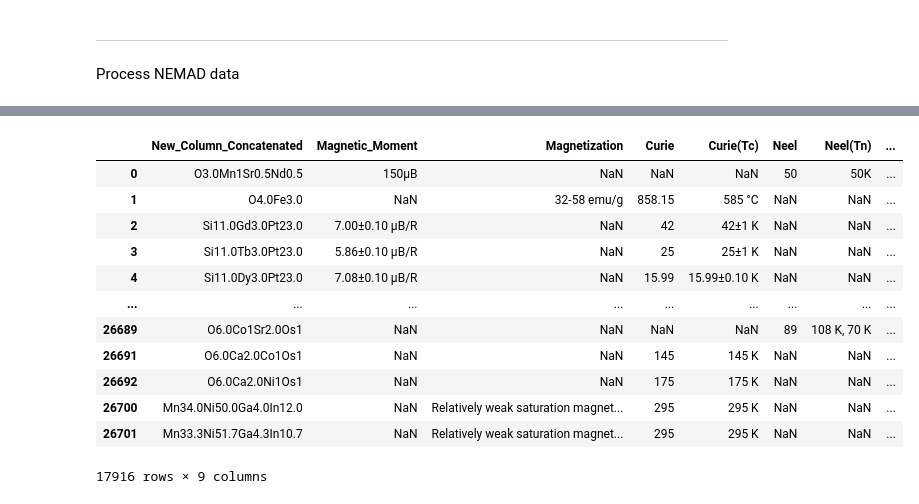
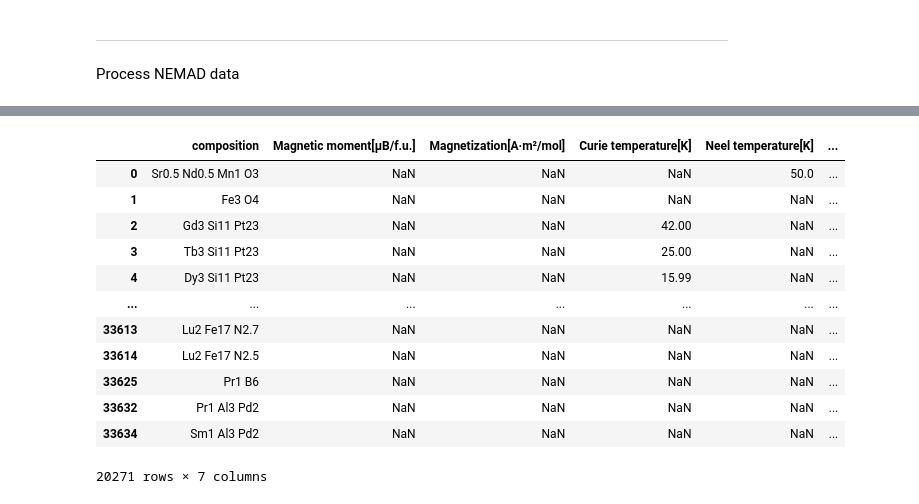
Before and after one commit to TsumiNa/foundation_model, a Jupyter notebook: data/scripts/phonix-db.ipynb, the cells around one changed output, grey strips where cells are left out. Saved outputs shown, nothing was run; the diff lists cells and outputs as text; code cells hidden in the pictures.

Commit message:
feat(data): normalize NEMAD composition exports

```diff
--- a/data/scripts/phonix-db.ipynb
+++ b/data/scripts/phonix-db.ipynb
@@ -94,20 +232,52 @@ superconductor
 # %%
+%run nemad_magnetic.py
+import pandas as pd
+
+
 magnetic = pd.read_csv("../NEMAD/magnetic_materials.csv")
-magnetic = magnetic[['New_Column_Concatenated', 'Magnetic_Moment', 'Magnetization', 'Curie', 'Curie(Tc)', 'Neel', 'Neel(Tn)','Space_Group', 'Experimental']]
-magnetic = magnetic.dropna(subset=['New_Column_Concatenated']).drop_duplicates(subset=['New_Column_Concatenated'])
+magnetic = magnetic[
+    [
+        "Material_Name",
+        "Magnetic_Moment",
+        "Magnetization",
+        "Curie",
+        "Curie(Tc)",
+        "Neel",
+        "Neel(Tn)",
+        "Space_Group",
+        "Experimental",
+    ]
+]
+magnetic["Material_Name"] = magnetic["Material_Name"].map(convert_composition)
+magnetic = magnetic.dropna(subset=["Material_Name"]).drop_duplicates(
+    subset=["Material_Name"]
+)
+magnetic = clean_magnetic_dataframe(magnetic)[['Material_Name', 'Magnetic_Moment', 'Magnetization', 'Curie', 'Neel', 'Space_Group', 'Experimental']]
+magnetic = magnetic.rename(columns={
+    "Material_Name": "composition",
+    "Magnetic_Moment": "Magnetic moment[μB/f.u.]",
+    "Magnetization": "Magnetization[A·m²/mol]",
+    "Curie": "Curie temperature[K]",
+    "Neel": "Neel temperature[K]",
+    "Space_Group": "Space group",
+    "Experimental": "Experimental"
+
+})
+
+magnetic.to_parquet("../NEMAD_magnetic_20260419.parquet", index=False)
 
 magnetic
 # %% [output]
-|  | New_Column_Concatenated | Magnetic_Moment | Magnetization | Curie | Curie(Tc) | Neel | Neel(Tn) | ... |
-| 0 | O3.0Mn1Sr0.5Nd0.5 | 150μB | NaN | NaN | NaN | 50 | 50K | ... |
-| 1 | O4.0Fe3.0 | NaN | 32-58 emu/g | 858.15 | 585 °C | NaN | NaN | ... |
-| 2 | Si11.0Gd3.0Pt23.0 | 7.00±0.10 μB/R | NaN | 42 | 42±1 K | NaN | NaN | ... |
-| 3 | Si11.0Tb3.0Pt23.0 | 5.86±0.10 μB/R | NaN | 25 | 25±1 K | NaN | NaN | ... |
-| 4 | Si11.0Dy3.0Pt23.0 | 7.08±0.10 μB/R | NaN | 15.99 | 15.99±0.10 K | NaN | NaN | ... |
-| ... | ... | ... | ... | ... | ... | ... | ... | ... |
-| 26689 | O6.0Co1Sr2.0Os1 | NaN | NaN | NaN | NaN | 89 | 108 K, 70 K | ... |
-| 26691 | O6.0Ca2.0Co1Os1 | NaN | NaN | 145 | 145 K | NaN | NaN | ... |
-| 26692 | O6.0Ca2.0Ni1Os1 | NaN | NaN | 175 | 175 K | NaN | NaN | ... |
-| 26700 | Mn34.0Ni50.0Ga4.0In12.0 | NaN | Relatively weak saturation magnet... | 295 | 295 K | NaN | NaN | ... |
-| 26701 | Mn33.3Ni51.7Ga4.3In10.7 | NaN | Relatively weak saturation magnet... | 295 | 295 K | NaN | NaN | ... |
+|  | composition | Magnetic moment[μB/f.u.] | Magnetization[A·m²/mol] | Curie temperature[K] | Neel temperature[K] | ... |
+| 0 | Sr0.5 Nd0.5 Mn1 O3 | NaN | NaN | NaN | 50.0 | ... |
+| 1 | Fe3 O4 | NaN | NaN | NaN | NaN | ... |
+| 2 | Gd3 Si11 Pt23 | NaN | NaN | 42.00 | NaN | ... |
+| 3 | Tb3 Si11 Pt23 | NaN | NaN | 25.00 | NaN | ... |
+| 4 | Dy3 Si11 Pt23 | NaN | NaN | 15.99 | NaN | ... |
+| ... | ... | ... | ... | ... | ... | ... |
+| 33613 | Lu2 Fe17 N2.7 | NaN | NaN | NaN | NaN | ... |
+| 33614 | Lu2 Fe17 N2.5 | NaN | NaN | NaN | NaN | ... |
+| 33625 | Pr1 B6 | NaN | NaN | NaN | NaN | ... |
+| 33632 | Pr1 Al3 Pd2 | NaN | NaN | NaN | NaN | ... |
+| 33634 | Sm1 Al3 Pd2 | NaN | NaN | NaN | NaN | ... |
-17916 rows × 9 columns
+20271 rows × 7 columns
```
Also changed, not shown: parts of 4 cells of this notebook, 2 other files.
